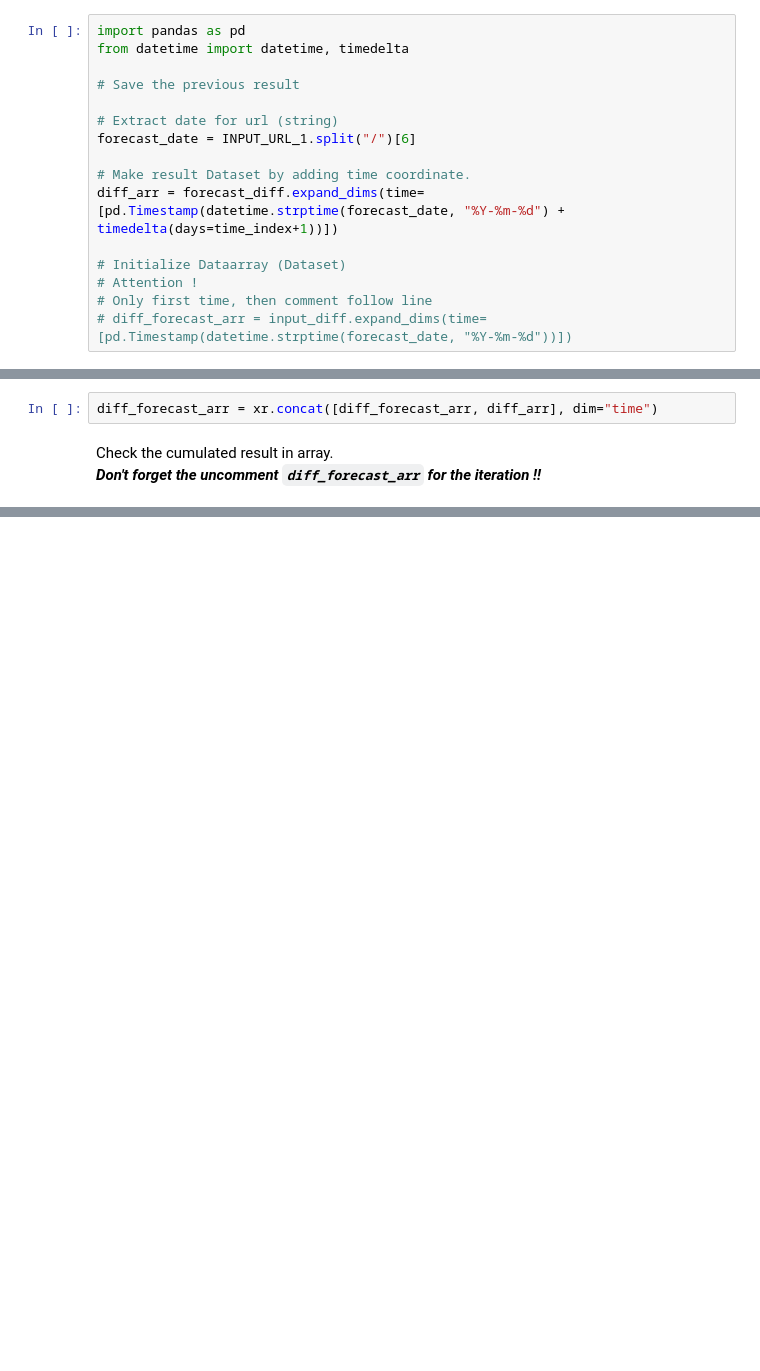
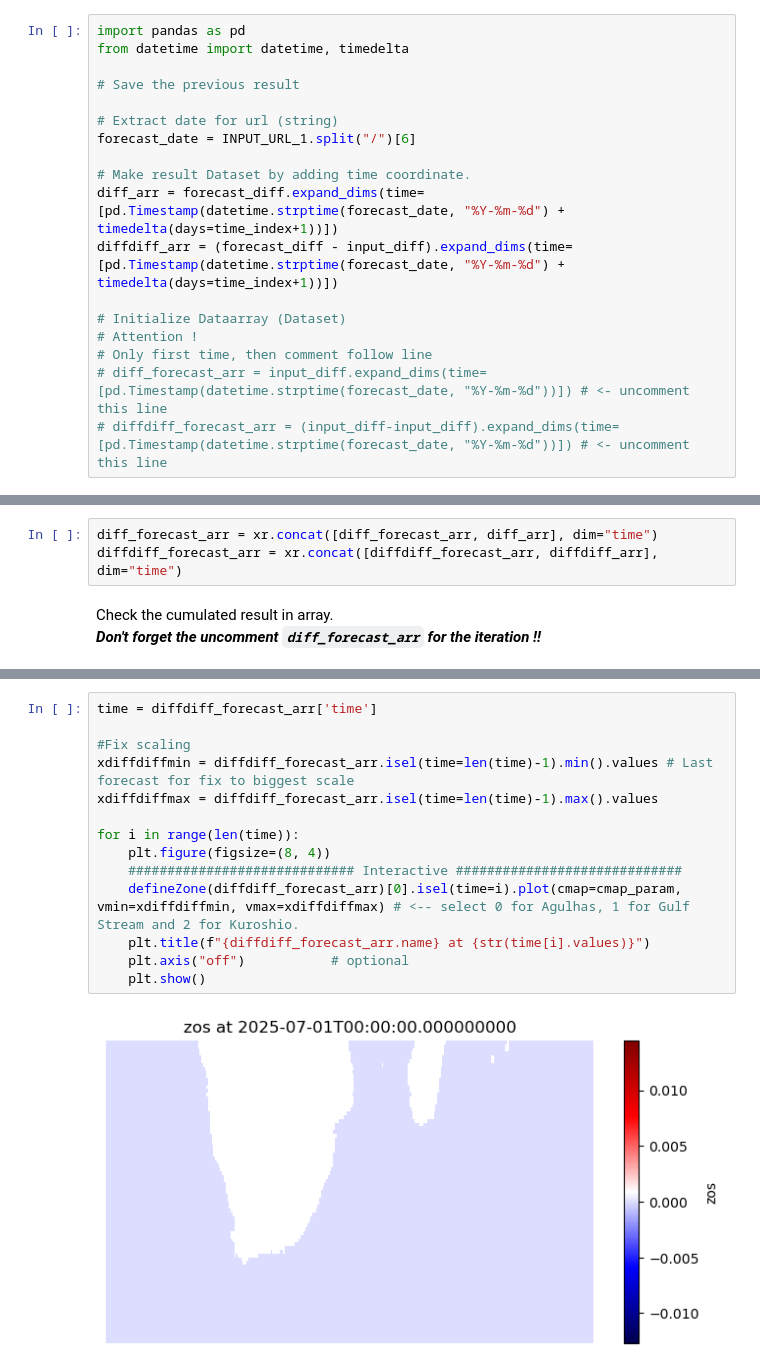
Before and after one commit to devowoney/glonet, a Jupyter notebook: jupyter_notebook/from_diff_CI.ipynb, the cells around one changed output, grey strips where cells are left out. Saved outputs shown, nothing was run; the diff lists cells and outputs as text; blank space fills up the shorter version.

```diff
--- a/jupyter_notebook/from_diff_CI.ipynb
+++ b/jupyter_notebook/from_diff_CI.ipynb
@@ -298,8 +269,10 @@ forecast_date = INPUT_URL_1.split("/")[6]
 
 # Make result Dataset by adding time coordinate.
 diff_arr = forecast_diff.expand_dims(time=[pd.Timestamp(datetime.strptime(forecast_date, "%Y-%m-%d") + timedelta(days=time_index+1))])
+diffdiff_arr = (forecast_diff - input_diff).expand_dims(time=[pd.Timestamp(datetime.strptime(forecast_date, "%Y-%m-%d") + timedelta(days=time_index+1))])
 
 # Initialize Dataarray (Dataset)
 # Attention !
 # Only first time, then comment follow line
-# diff_forecast_arr = input_diff.expand_dims(time=[pd.Timestamp(datetime.strptime(forecast_date, "%Y-%m-%d"))])
+# diff_forecast_arr = input_diff.expand_dims(time=[pd.Timestamp(datetime.strptime(forecast_date, "%Y-%m-%d"))]) # <- uncomment this line
+# diffdiff_forecast_arr = (input_diff-input_diff).expand_dims(time=[pd.Timestamp(datetime.strptime(forecast_date, "%Y-%m-%d"))]) # <- uncomment this line
@@ -309,5 +279,6 @@ Append
 # %%
 diff_forecast_arr = xr.concat([diff_forecast_arr, diff_arr], dim="time")
+diffdiff_forecast_arr = xr.concat([diffdiff_forecast_arr, diffdiff_arr], dim="time")
 # %% [markdown]
 Check the cumulated result in array. <br>
 ***Don't forget the uncomment `diff_forecast_arr` for the iteration !!***
@@ -369,0 +345,16 @@ for i in range(len(time)):
+# %%
+time = diffdiff_forecast_arr['time']
+
+#Fix scaling
+xdiffdiffmin = diffdiff_forecast_arr.isel(time=len(time)-1).min().values # Last forecast for fix to biggest scale
+xdiffdiffmax = diffdiff_forecast_arr.isel(time=len(time)-1).max().values
+
+for i in range(len(time)):
+    plt.figure(figsize=(8, 4))
+    ############################# Interactive #############################
+    defineZone(diffdiff_forecast_arr)[0].isel(time=i).plot(cmap=cmap_param, vmin=xdiffdiffmin, vmax=xdiffdiffmax) # <-- select 0 for Agulhas, 1 for Gulf Stream and 2 for Kuroshio.
+    plt.title(f"{diffdiff_forecast_arr.name} at {str(time[i].values)}")
+    plt.axis("off")           # optional
+    plt.show()
+# %% [output]
+[figure, added]
```
Also changed, not shown: parts of 25 cells of this notebook.
